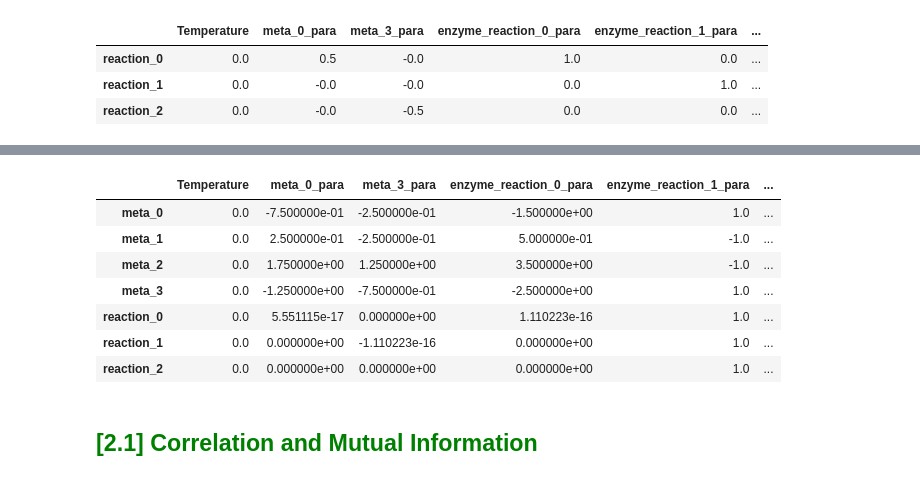
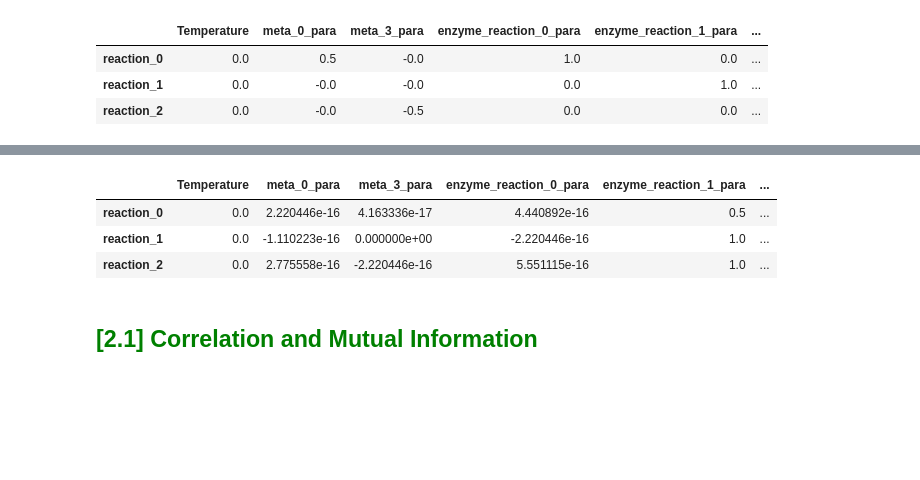
Before and after one commit to tuturax/BadAss, a Jupyter notebook: test_class.ipynb, the cells around one changed output, grey strips where cells are left out. Drawn from its saved outputs; the diff is of its cells as text; code cells hidden in the pictures; blank space fills up the shorter version.

```diff
--- a/test_class.ipynb
+++ b/test_class.ipynb
@@ -448,14 +486,10 @@ Reduced N matrix :
 # %%
-momo.R
+momo.R_v_p
 # %% [output]
 |  | Temperature | meta_0_para | meta_3_para | enzyme_reaction_0_para | enzyme_reaction_1_para | ... |
-| meta_0 | 0.0 | -7.500000e-01 | -2.500000e-01 | -1.500000e+00 | 1.0 | ... |
-| meta_1 | 0.0 | 2.500000e-01 | -2.500000e-01 | 5.000000e-01 | -1.0 | ... |
-| meta_2 | 0.0 | 1.750000e+00 | 1.250000e+00 | 3.500000e+00 | -1.0 | ... |
-| meta_3 | 0.0 | -1.250000e+00 | -7.500000e-01 | -2.500000e+00 | 1.0 | ... |
-| reaction_0 | 0.0 | 5.551115e-17 | 0.000000e+00 | 1.110223e-16 | 1.0 | ... |
-| reaction_1 | 0.0 | 0.000000e+00 | -1.110223e-16 | 0.000000e+00 | 1.0 | ... |
-| reaction_2 | 0.0 | 0.000000e+00 | 0.000000e+00 | 0.000000e+00 | 1.0 | ... |
+| reaction_0 | 0.0 | 2.220446e-16 | 4.163336e-17 | 4.440892e-16 | 0.5 | ... |
+| reaction_1 | 0.0 | -1.110223e-16 | 0.000000e+00 | -2.220446e-16 | 1.0 | ... |
+| reaction_2 | 0.0 | 2.775558e-16 | -2.220446e-16 | 5.551115e-16 | 1.0 | ... |
 # %% [markdown]
 ## <font color='green'> [2.1] Correlation and Mutual Information </font>
 # %% [markdown]
```
Also changed, not shown: parts of 20 cells of this notebook, 10 other files.
